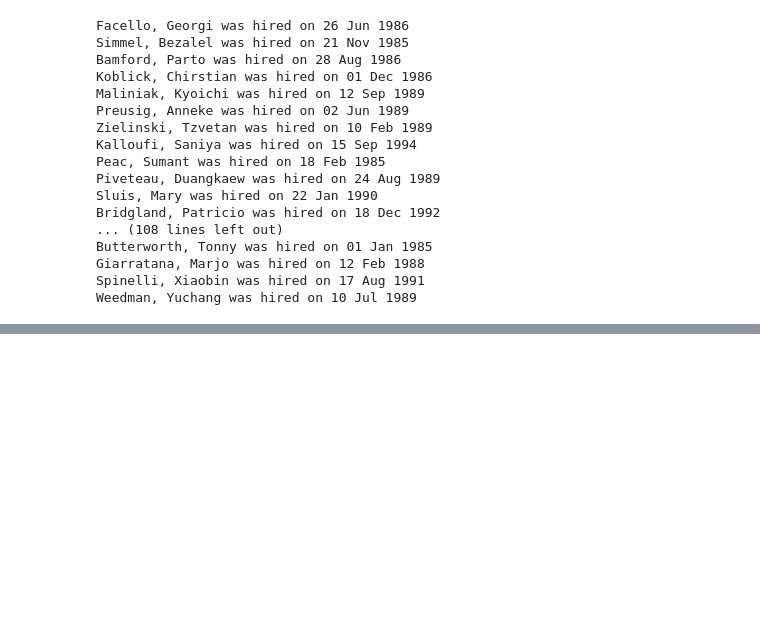
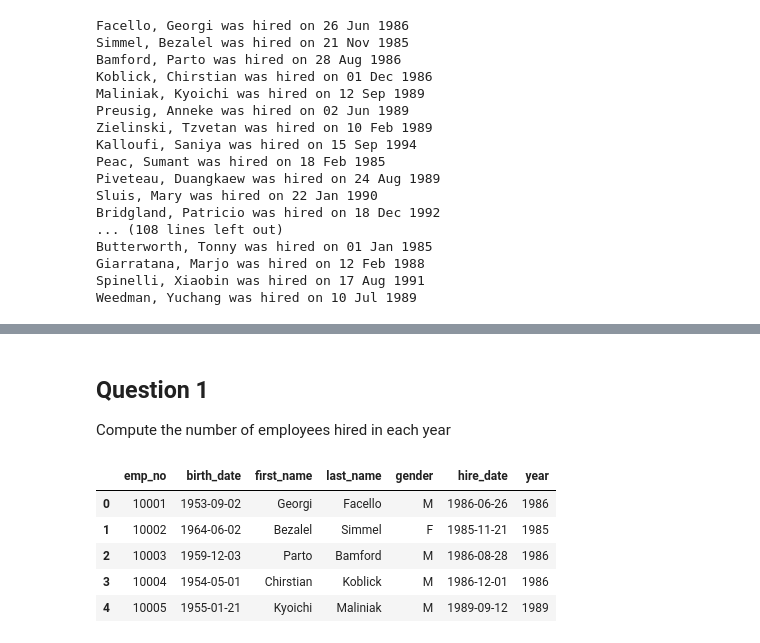
Before and after one commit to gdv/foundationsCS, a Jupyter notebook: py-13-employees.ipynb, the cells around one changed output, grey strips where cells are left out. Saved outputs shown, nothing was run; the diff lists cells and outputs as text; code cells hidden in the pictures; blank space fills up the shorter version.

```diff
--- a/py-13-employees.ipynb
+++ b/py-13-employees.ipynb
@@ -42,0 +95,10 @@ Weedman, Yuchang was hired on 10 Jul 1989
+# %%
+cursor = cnx.cursor()
+
+query = ("SELECT * FROM employees ")
+cursor.execute(query)
+employees = pd.DataFrame(list(cursor))
+
+cursor.close()
+employees.columns = ['emp_no', 'birth_date', 'first_name', 'last_name', 'gender', 'hire_date']
+employees.head()
@@ -42,0 +173,4 @@ Weedman, Yuchang was hired on 10 Jul 1989
+# %%
+employees['hire_date'] = employees['hire_date'].apply(clean_date)
+employees['birth_date'] = employees['birth_date'].apply(clean_date)
+employees.head()
@@ -42,0 +206,14 @@ Weedman, Yuchang was hired on 10 Jul 1989
+# %% [markdown]
+## Question 1
+Compute the number of employees hired in each year
+# %%
+employees['year'] = employees['hire_date'].dt.year
+# %%
+employees.head()
+# %% [output]
+|  | emp_no | birth_date | first_name | last_name | gender | hire_date | year |
+| 0 | 10001 | 1953-09-02 | Georgi | Facello | M | 1986-06-26 | 1986 |
+| 1 | 10002 | 1964-06-02 | Bezalel | Simmel | F | 1985-11-21 | 1985 |
+| 2 | 10003 | 1959-12-03 | Parto | Bamford | M | 1986-08-28 | 1986 |
+| 3 | 10004 | 1954-05-01 | Chirstian | Koblick | M | 1986-12-01 | 1986 |
+| 4 | 10005 | 1955-01-21 | Kyoichi | Maliniak | M | 1989-09-12 | 1989 |
```
Also changed, not shown: parts of 47 cells of this notebook.
